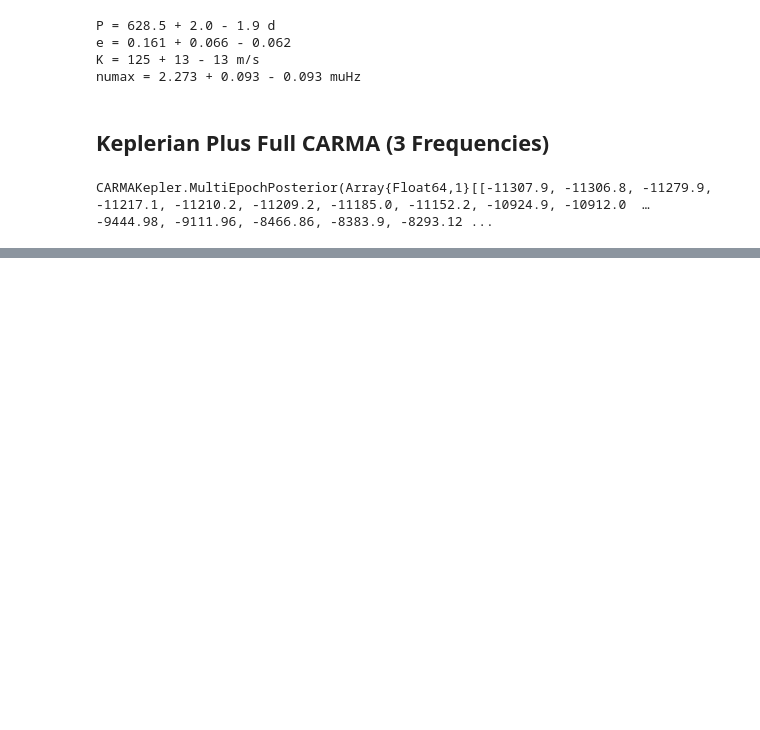
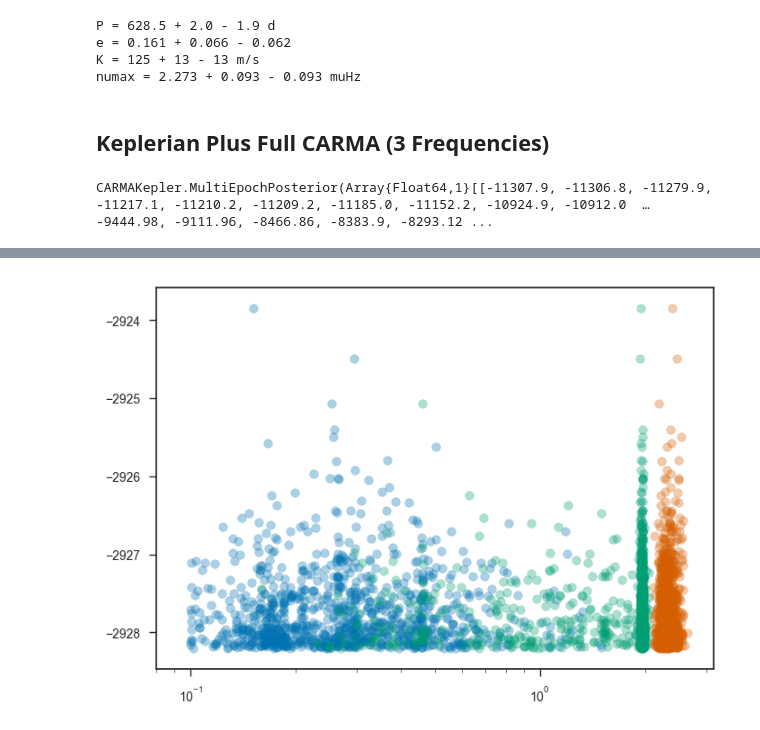
Before and after one commit to farr/Aldebaran, a Jupyter notebook: notebooks/LargeSpacing.ipynb, the cells around one changed output, grey strips where cells are left out. Cells and saved outputs as stored; diff of their text form; code cells hidden in the pictures; blank space fills up the shorter version.

```diff
--- a/notebooks/LargeSpacing.ipynb
+++ b/notebooks/LargeSpacing.ipynb
@@ -1475,0 +1514,9 @@ CARMAKepler.MultiEpochPosterior(Array{Float64,1}[[-11307.9, -11306.8, -11279.9,
+# %%
+liveps = [CARMAKepler.to_params(post3, ns3.livepts[:,j]) for j in 1:size(ns3.livepts, 2)];
+# %%
+scatter([p.osc_freq[1]/muHz for p in liveps], ns3.livelogls, alpha=0.33)
+scatter([p.osc_freq[2]/muHz for p in liveps], ns3.livelogls, alpha=0.33)
+scatter([p.osc_freq[3]/muHz for p in liveps], ns3.livelogls, alpha=0.33)
+xscale("log")
+# %% [output]
+[figure, added]
```
Also changed, not shown: parts of 10 cells of this notebook, 1 other file.
